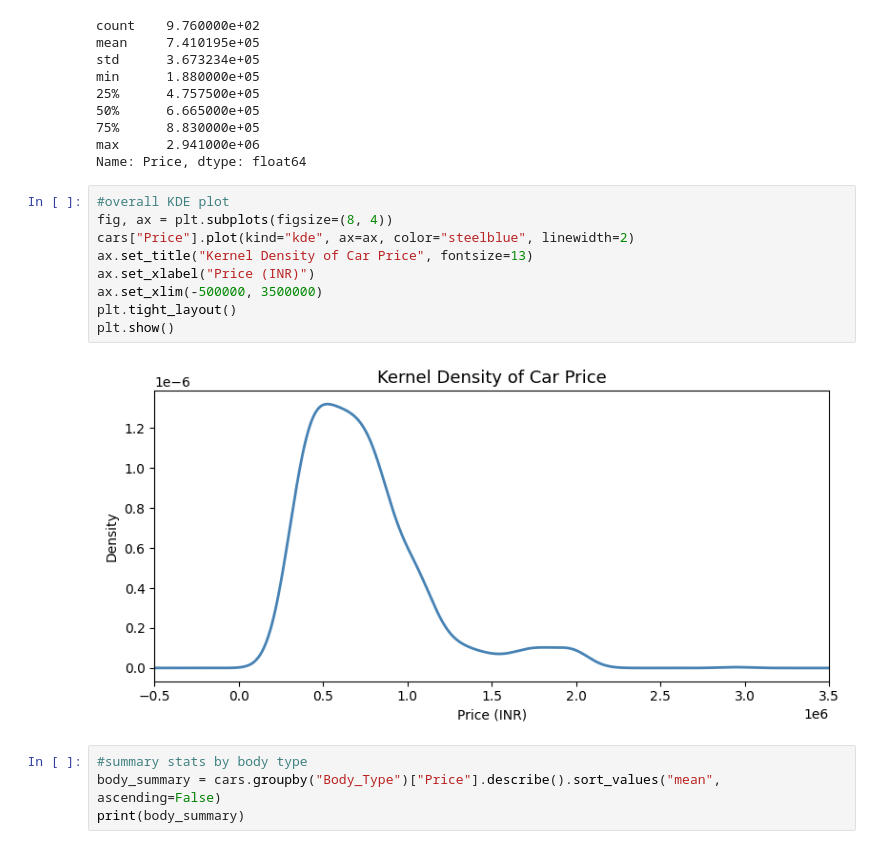
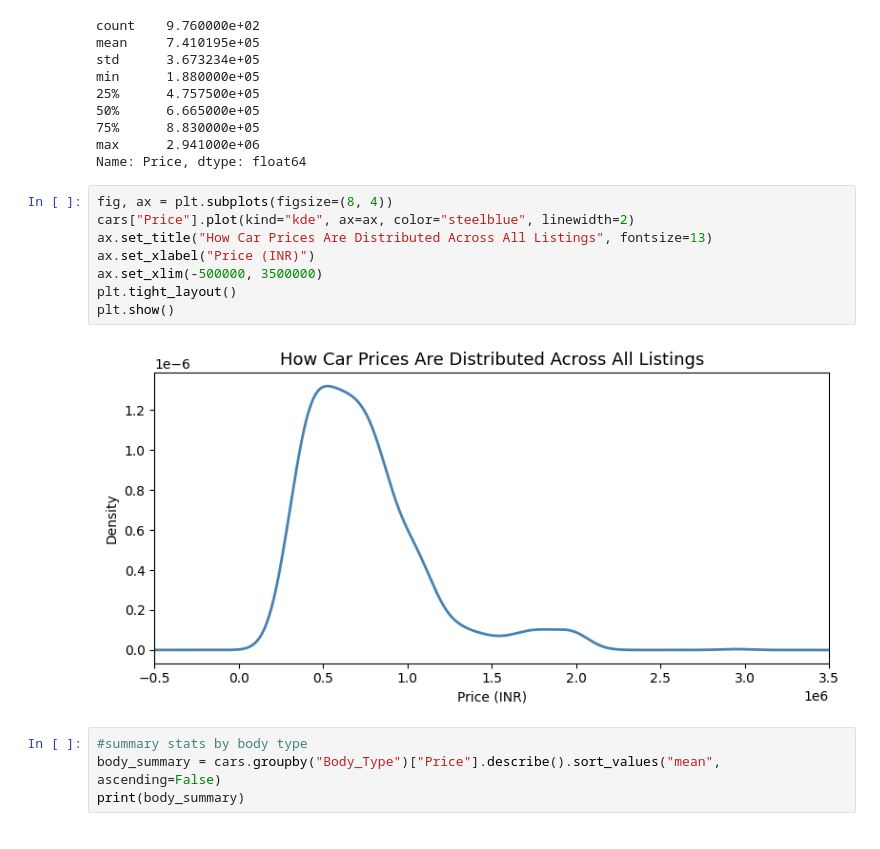
Before and after one commit to timlee717/undergrad_ml_assignments, a Jupyter notebook: 03_assignment_linear_models.ipynb, the cells around one changed output. Cells and saved outputs as stored; diff of their text form.

```diff
--- a/03_assignment_linear_models.ipynb
+++ b/03_assignment_linear_models.ipynb
@@ -368,16 +368,15 @@ min      1.880000e+05
 max      2.941000e+06
 Name: Price, dtype: float64
 # %%
-#overall KDE plot
 fig, ax = plt.subplots(figsize=(8, 4))
 cars["Price"].plot(kind="kde", ax=ax, color="steelblue", linewidth=2)
-ax.set_title("Kernel Density of Car Price", fontsize=13)
+ax.set_title("How Car Prices Are Distributed Across All Listings", fontsize=13)
 ax.set_xlabel("Price (INR)")
 ax.set_xlim(-500000, 3500000)
 plt.tight_layout()
 plt.show()
 # %% [output]
-[figure, old version]
+[figure, new version]
 # %%
 #summary stats by body type
 body_summary = cars.groupby("Body_Type")["Price"].describe().sort_values("mean", ascending=False)
```
Also changed, not shown: parts of 18 cells of this notebook.
